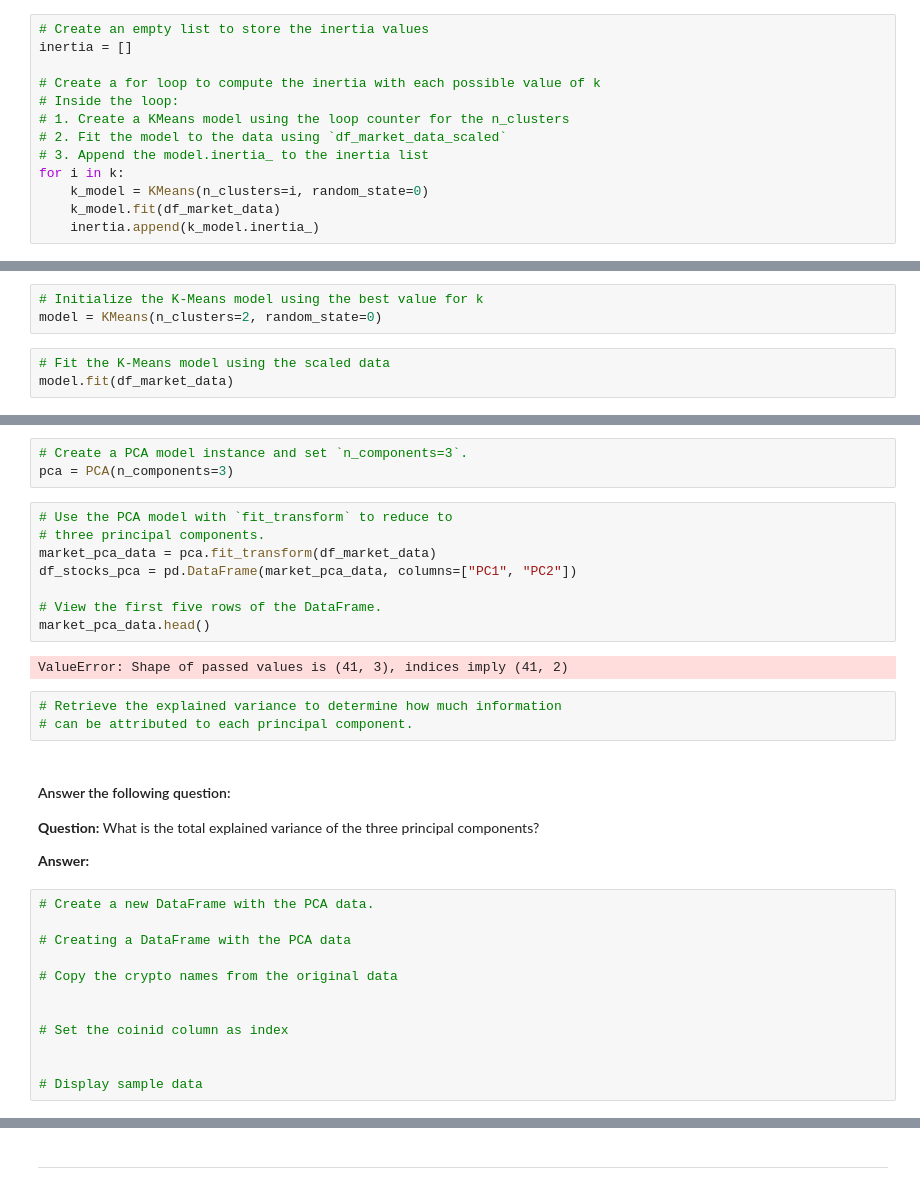
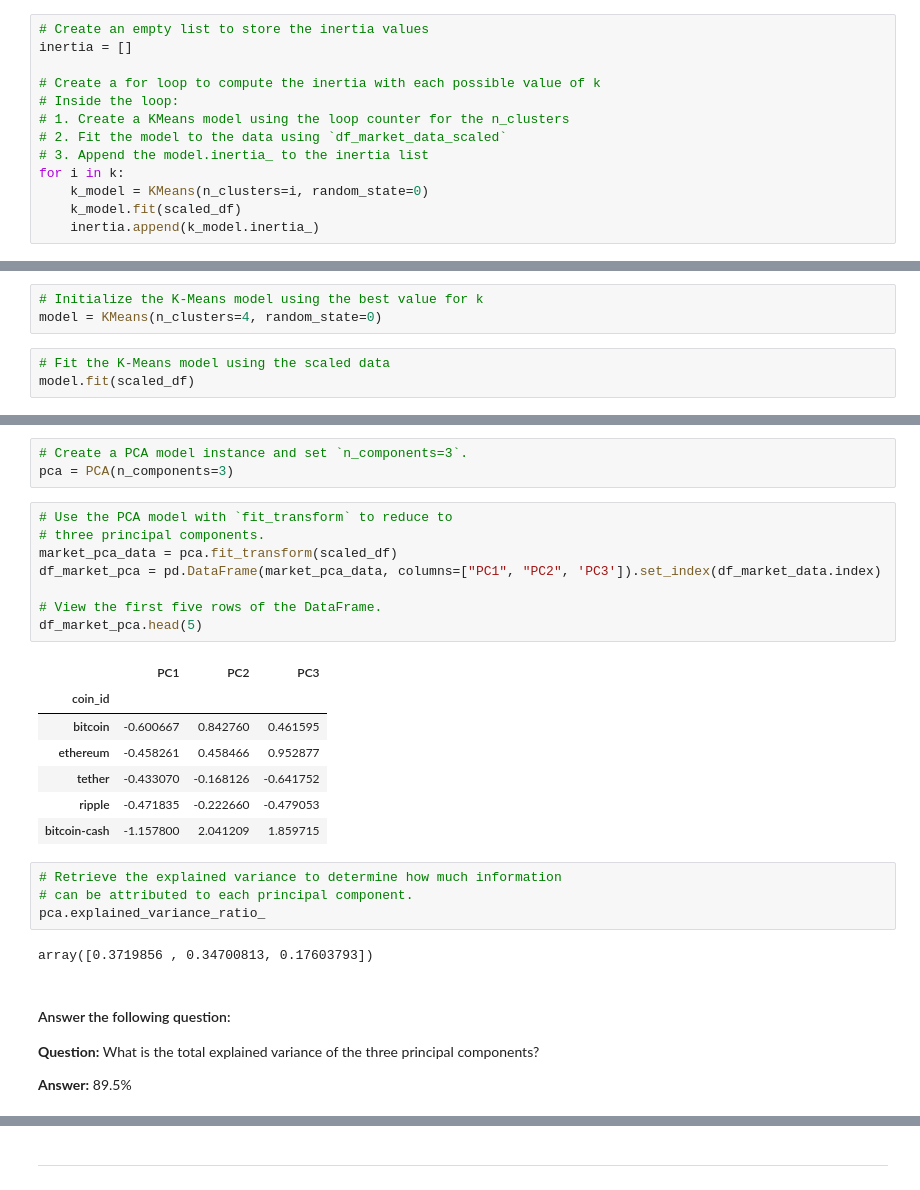
Before and after one commit to mshaaban1400/CryptoClustering, a Jupyter notebook: Starter_Code/Crypto_Clustering_starter_code.ipynb, the cells around one changed output, grey strips where cells are left out. Drawn from its saved outputs; the diff is of its cells as text.

```diff
--- a/Starter_Code/Crypto_Clustering_starter_code.ipynb
+++ b/Starter_Code/Crypto_Clustering_starter_code.ipynb
@@ -93,7 +93,7 @@ inertia = []
 # 3. Append the model.inertia_ to the inertia list
 for i in k:
     k_model = KMeans(n_clusters=i, random_state=0)
-    k_model.fit(df_market_data)
+    k_model.fit(scaled_df)
     inertia.append(k_model.inertia_)
 # %%
 # Create a dictionary with the data to plot the Elbow curve
@@ -124,8 +133,8 @@ df_elbow.hvplot.line(
 ### Cluster Cryptocurrencies with K-means Using the Original Data
 # %%
 # Initialize the K-Means model using the best value for k
-model = KMeans(n_clusters=2, random_state=0)
+model = KMeans(n_clusters=4, random_state=0)
 # %%
 # Fit the K-Means model using the scaled data
-model.fit(df_market_data)
+model.fit(scaled_df)
 # %% [output]
@@ -180,31 +191,28 @@ pca = PCA(n_components=3)
 # %%
 # Use the PCA model with `fit_transform` to reduce to
 # three principal components.
-market_pca_data = pca.fit_transform(df_market_data)
-df_stocks_pca = pd.DataFrame(market_pca_data, columns=["PC1", "PC2"])
+market_pca_data = pca.fit_transform(scaled_df)
+df_market_pca = pd.DataFrame(market_pca_data, columns=["PC1", "PC2", 'PC3']).set_index(df_market_data.index)
 
 # View the first five rows of the DataFrame.
-market_pca_data.head()
+df_market_pca.head(5)
 # %% [output]
-ValueError: Shape of passed values is (41, 3), indices imply (41, 2)
+|  | PC1 | PC2 | PC3 |
+| coin_id |  |  |  |
+| bitcoin | -0.600667 | 0.842760 | 0.461595 |
+| ethereum | -0.458261 | 0.458466 | 0.952877 |
+| tether | -0.433070 | -0.168126 | -0.641752 |
+| ripple | -0.471835 | -0.222660 | -0.479053 |
+| bitcoin-cash | -1.157800 | 2.041209 | 1.859715 |
 # %%
 # Retrieve the explained variance to determine how much information
 # can be attributed to each principal component.
+pca.explained_variance_ratio_
+# %% [output]
+array([0.3719856 , 0.34700813, 0.17603793])
 # %% [markdown]
 #### Answer the following question:
 
 **Question:** What is the total explained variance of the three principal components?
 
-**Answer:**
+**Answer:** 89.5%
-# %%
-# Create a new DataFrame with the PCA data.
-
-# Creating a DataFrame with the PCA data
-
-# Copy the crypto names from the original data
-
-
-# Set the coinid column as index
-
-
-# Display sample data
```
Also changed, not shown: parts of 20 cells of this notebook, 1 other file.
